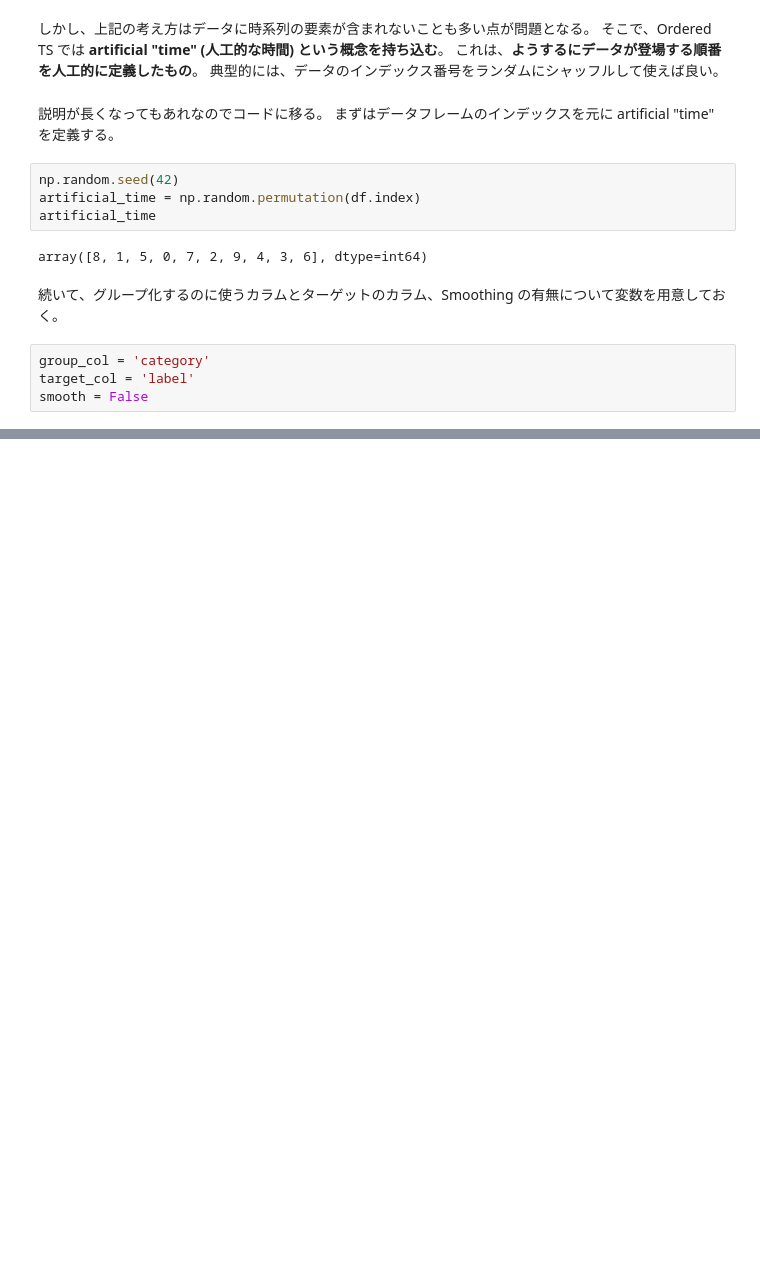
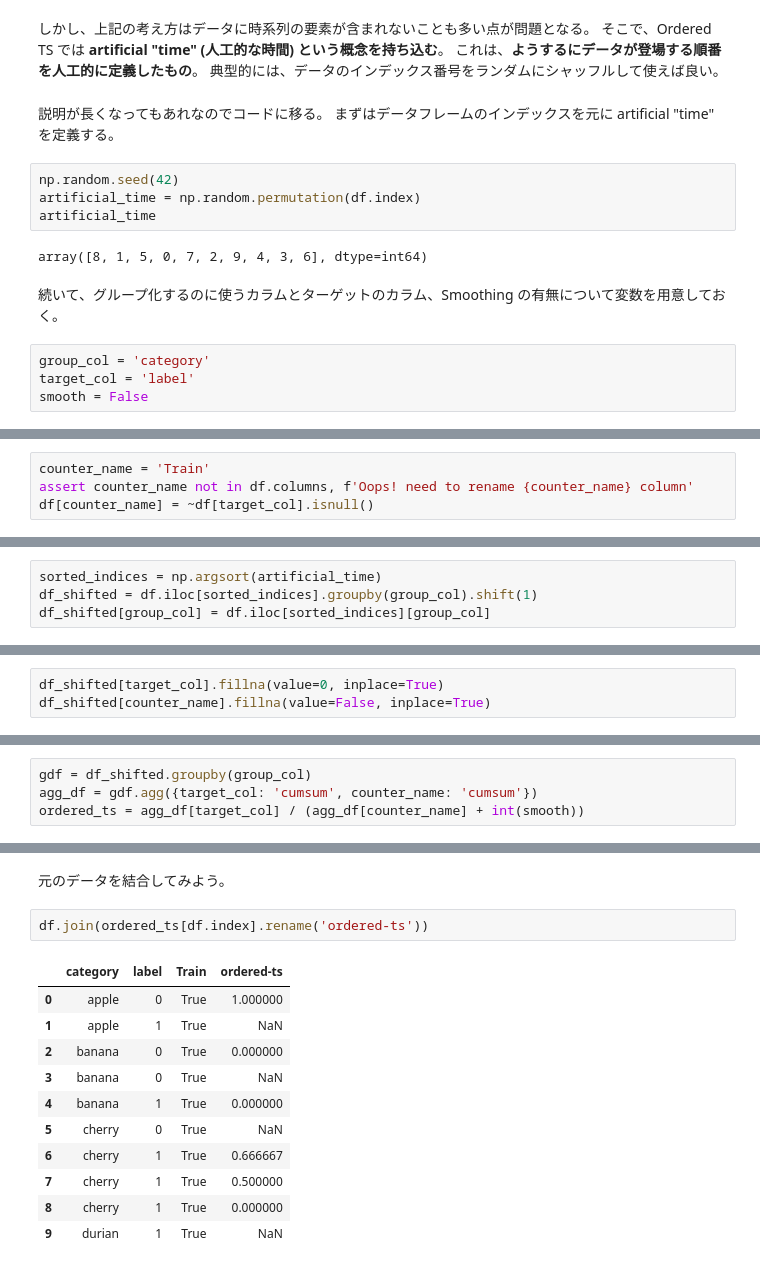
Before and after one commit to morinota/H_and_M_Personalized_Fashion_Recommendations, a Jupyter notebook: feature/target_encoding.ipynb, the cells around one changed output, grey strips where cells are left out. Drawn from its saved outputs; the diff is of its cells as text; blank space fills up the shorter version.

```diff
--- a/feature/target_encoding.ipynb
+++ b/feature/target_encoding.ipynb
@@ -535,0 +540,4 @@ smooth = False
+# %%
+counter_name = 'Train'
+assert counter_name not in df.columns, f'Oops! need to rename {counter_name} column'
+df[counter_name] = ~df[target_col].isnull()
@@ -535,0 +546,4 @@ smooth = False
+# %%
+sorted_indices = np.argsort(artificial_time)
+df_shifted = df.iloc[sorted_indices].groupby(group_col).shift(1)
+df_shifted[group_col] = df.iloc[sorted_indices][group_col]
@@ -535,0 +552,3 @@ smooth = False
+# %%
+df_shifted[target_col].fillna(value=0, inplace=True)
+df_shifted[counter_name].fillna(value=False, inplace=True)
@@ -535,0 +557,4 @@ smooth = False
+# %%
+gdf = df_shifted.groupby(group_col)
+agg_df = gdf.agg({target_col: 'cumsum', counter_name: 'cumsum'})
+ordered_ts = agg_df[target_col] / (agg_df[counter_name] + int(smooth))
@@ -535,0 +577,16 @@ smooth = False
+# %% [markdown]
+元のデータを結合してみよう。
+# %%
+df.join(ordered_ts[df.index].rename('ordered-ts'))
+# %% [output]
+|  | category | label | Train | ordered-ts |
+| 0 | apple | 0 | True | 1.000000 |
+| 1 | apple | 1 | True | NaN |
+| 2 | banana | 0 | True | 0.000000 |
+| 3 | banana | 0 | True | NaN |
+| 4 | banana | 1 | True | 0.000000 |
+| 5 | cherry | 0 | True | NaN |
+| 6 | cherry | 1 | True | 0.666667 |
+| 7 | cherry | 1 | True | 0.500000 |
+| 8 | cherry | 1 | True | 0.000000 |
+| 9 | durian | 1 | True | NaN |
```
Also changed, not shown: parts of 18 cells of this notebook, 2 other files.
